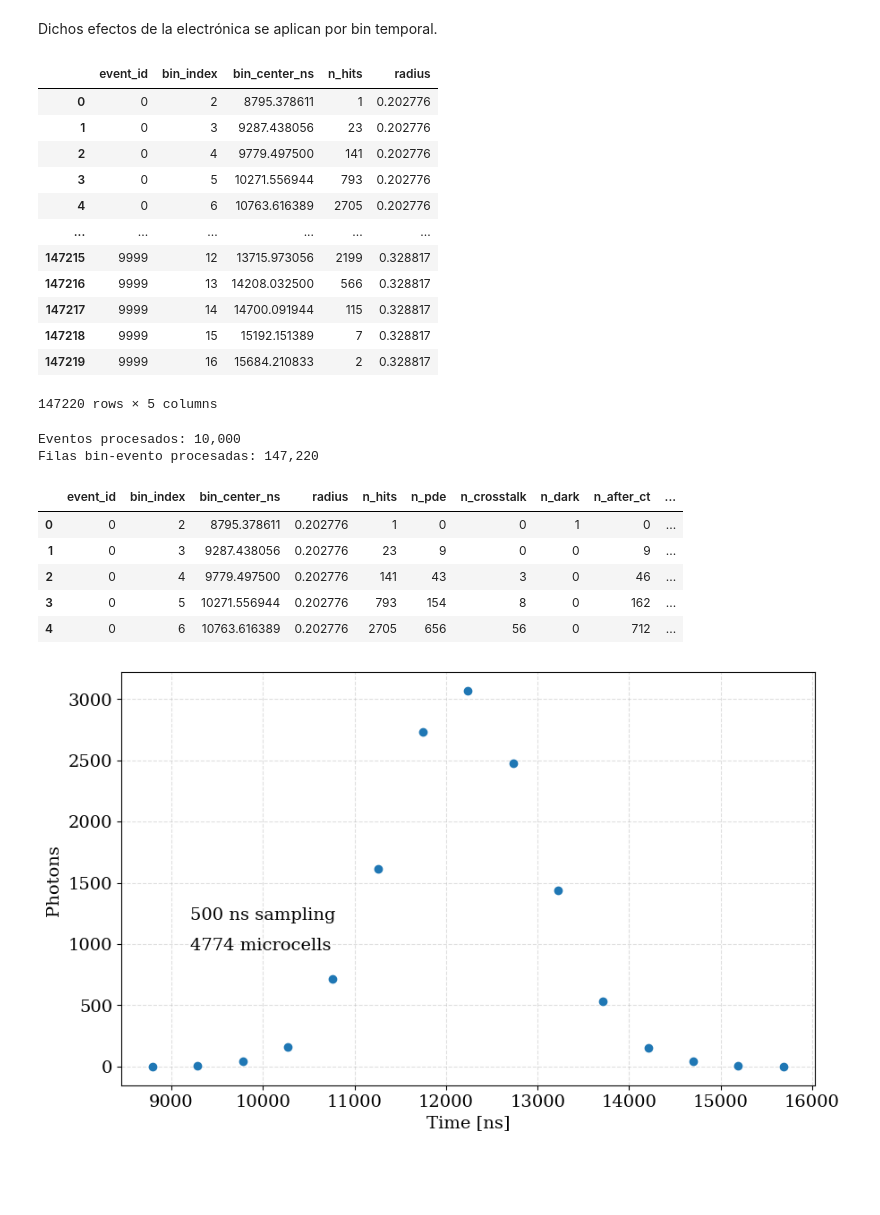
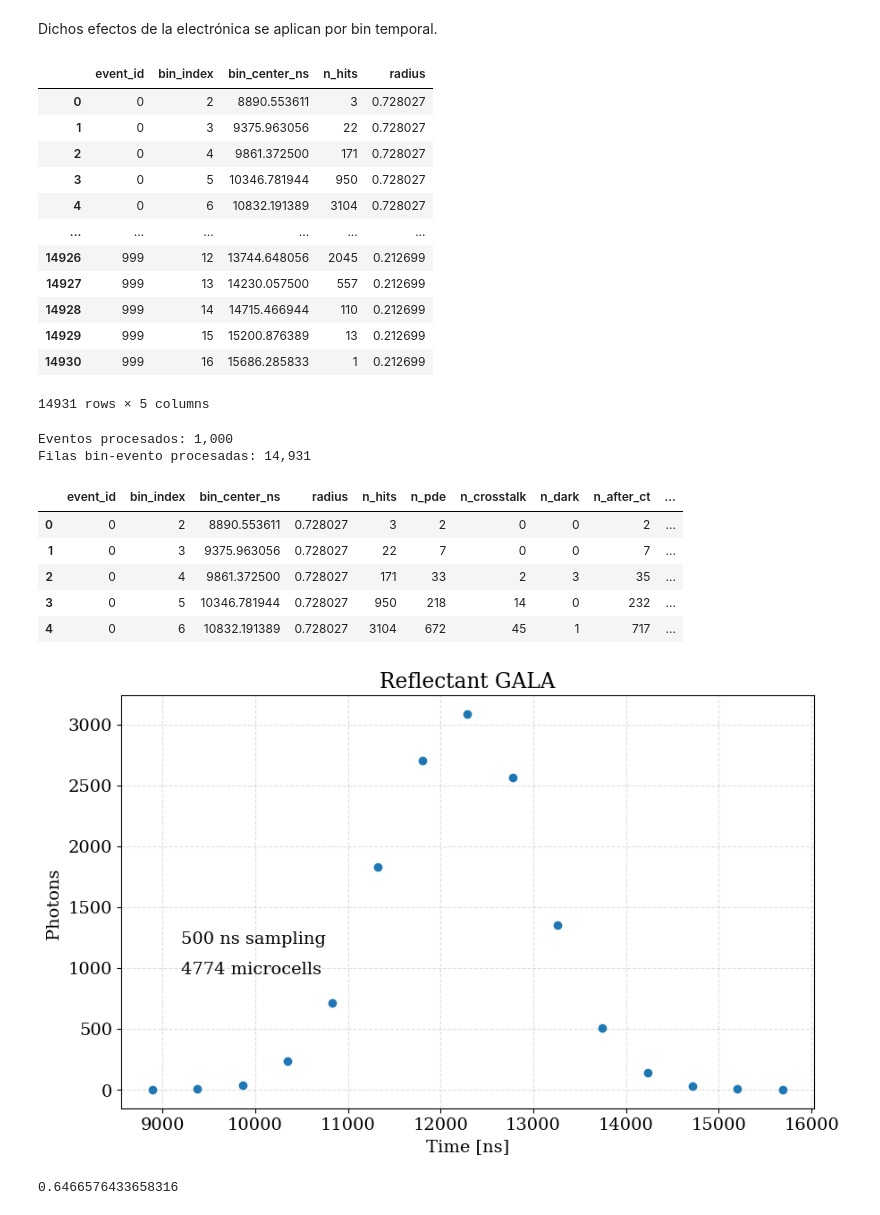
Before and after one commit to pablovzqz/GALA_hole, a Jupyter notebook: analysis/Offline_Electronics_Manual.ipynb, the cells around one changed output. Drawn from its saved outputs; the diff is of its cells as text; code cells hidden in the pictures; blank space fills up the shorter version.

```diff
--- a/analysis/Offline_Electronics_Manual.ipynb
+++ b/analysis/Offline_Electronics_Manual.ipynb
@@ -25,7 +25,7 @@ def gaussian(x, A, sigma, mu):
 
 El documento es demasiado grande como para leerlo todo conjunto en memoria, de forma que se abre en secciones.
 # %%
-path ='/Users/pablovazquez/GALA_hole/build/geometric_hits_reflectantGALA_newPITCH_alternative_fullpeak.txt'
+path ='/Users/pablovazquez/GALA_hole/build/geometric_hits_reflectiveGALA_test.txt'
 # %%
 usecols = ['event_id', 'time_ns', 'vx_mm', 'vy_mm', 'vz_mm', 'nPhotons']
 
@@ -39,7 +39,7 @@ radius_by_event = {}
 photons_generated_by_event = {}
 
 for chunk in pd.read_csv(path, sep=r'\s+', usecols = usecols, chunksize = chunksize):
-    chunk['vR_mm'] = np.sqrt(chunk['vx_mm']**2 + chunk['vy_mm']**2 + chunk['vz_mm']**2)
+    chunk['vR_mm'] = np.sqrt(chunk['vx_mm']**2 + chunk['vy_mm']**2)
     time_min = min(time_min, chunk['time_ns'].min())
     time_max = max(time_max, chunk['time_ns'].max())
 
@@ -231,18 +244,18 @@ def compute_pde_bin(event_bins_df, prob_pde=pde, prob_crosstalk=crosstalk_prob,
 event_bins_df
 # %% [output]
 |  | event_id | bin_index | bin_center_ns | n_hits | radius |
-| 0 | 0 | 2 | 8795.378611 | 1 | 0.202776 |
-| 1 | 0 | 3 | 9287.438056 | 23 | 0.202776 |
-| 2 | 0 | 4 | 9779.497500 | 141 | 0.202776 |
-| 3 | 0 | 5 | 10271.556944 | 793 | 0.202776 |
-| 4 | 0 | 6 | 10763.616389 | 2705 | 0.202776 |
+| 0 | 0 | 2 | 8890.553611 | 3 | 0.728027 |
+| 1 | 0 | 3 | 9375.963056 | 22 | 0.728027 |
+| 2 | 0 | 4 | 9861.372500 | 171 | 0.728027 |
+| 3 | 0 | 5 | 10346.781944 | 950 | 0.728027 |
+| 4 | 0 | 6 | 10832.191389 | 3104 | 0.728027 |
 | ... | ... | ... | ... | ... | ... |
-| 147215 | 9999 | 12 | 13715.973056 | 2199 | 0.328817 |
-| 147216 | 9999 | 13 | 14208.032500 | 566 | 0.328817 |
-| 147217 | 9999 | 14 | 14700.091944 | 115 | 0.328817 |
-| 147218 | 9999 | 15 | 15192.151389 | 7 | 0.328817 |
-| 147219 | 9999 | 16 | 15684.210833 | 2 | 0.328817 |
+| 14926 | 999 | 12 | 13744.648056 | 2045 | 0.212699 |
+| 14927 | 999 | 13 | 14230.057500 | 557 | 0.212699 |
+| 14928 | 999 | 14 | 14715.466944 | 110 | 0.212699 |
+| 14929 | 999 | 15 | 15200.876389 | 13 | 0.212699 |
+| 14930 | 999 | 16 | 15686.285833 | 1 | 0.212699 |
-147220 rows × 5 columns
+14931 rows × 5 columns
 # %%
 rng_electronics = np.random.default_rng()
 resultados_electronica = []
@@ -264,24 +277,29 @@ print(f'Eventos procesados: {charge_binned_electronica["event_id"].nunique():,}'
 print(f'Filas bin-evento procesadas: {len(charge_binned_electronica):,}')
 charge_binned_electronica.head()
 # %% [output]
-Eventos procesados: 10,000
-Filas bin-evento procesadas: 147,220
+Eventos procesados: 1,000
+Filas bin-evento procesadas: 14,931
 |  | event_id | bin_index | bin_center_ns | radius | n_hits | n_pde | n_crosstalk | n_dark | n_after_ct | ... |
-| 0 | 0 | 2 | 8795.378611 | 0.202776 | 1 | 0 | 0 | 1 | 0 | ... |
-| 1 | 0 | 3 | 9287.438056 | 0.202776 | 23 | 9 | 0 | 0 | 9 | ... |
-| 2 | 0 | 4 | 9779.497500 | 0.202776 | 141 | 43 | 3 | 0 | 46 | ... |
-| 3 | 0 | 5 | 10271.556944 | 0.202776 | 793 | 154 | 8 | 0 | 162 | ... |
-| 4 | 0 | 6 | 10763.616389 | 0.202776 | 2705 | 656 | 56 | 0 | 712 | ... |
+| 0 | 0 | 2 | 8890.553611 | 0.728027 | 3 | 2 | 0 | 0 | 2 | ... |
+| 1 | 0 | 3 | 9375.963056 | 0.728027 | 22 | 7 | 0 | 0 | 7 | ... |
+| 2 | 0 | 4 | 9861.372500 | 0.728027 | 171 | 33 | 2 | 3 | 35 | ... |
+| 3 | 0 | 5 | 10346.781944 | 0.728027 | 950 | 218 | 14 | 0 | 232 | ... |
+| 4 | 0 | 6 | 10832.191389 | 0.728027 | 3104 | 672 | 45 | 1 | 717 | ... |
 # %%
 plt.plot(charge_binned_electronica[charge_binned_electronica.event_id==0].bin_center_ns, charge_binned_electronica[charge_binned_electronica.event_id==0]['charge_pe'], 'o');
 plt.xlabel('Time [ns]');
 plt.ylabel('Photons ');
 plt.annotate('500 ns sampling', xy = (9200, 1200), )
 plt.annotate('4774 microcells', xy = (9200, 950))
+plt.title('Reflectant GALA')
 plt.grid(True, alpha = 0.4, linestyle = '--')
-plt.savefig('/Users/pablovazquez/GALA_hole/results/opaque_500ns_sampling_signal.png')
+plt.savefig('/Users/pablovazquez/GALA_hole/results/reflectant_500ns_sampling_signal.png')
 # %% [output]
-[figure, old version]
+[figure, new version]
+# %%
+np.max(charge_binned_electronica[charge_binned_electronica.event_id==0]['charge_pe'])/4774
+# %% [output]
+0.6466576433658316
 # %%
 # Carga total por evento (sumando bins)
 event_summary = (
```
Also changed, not shown: parts of 13 cells of this notebook, 22 other files.
